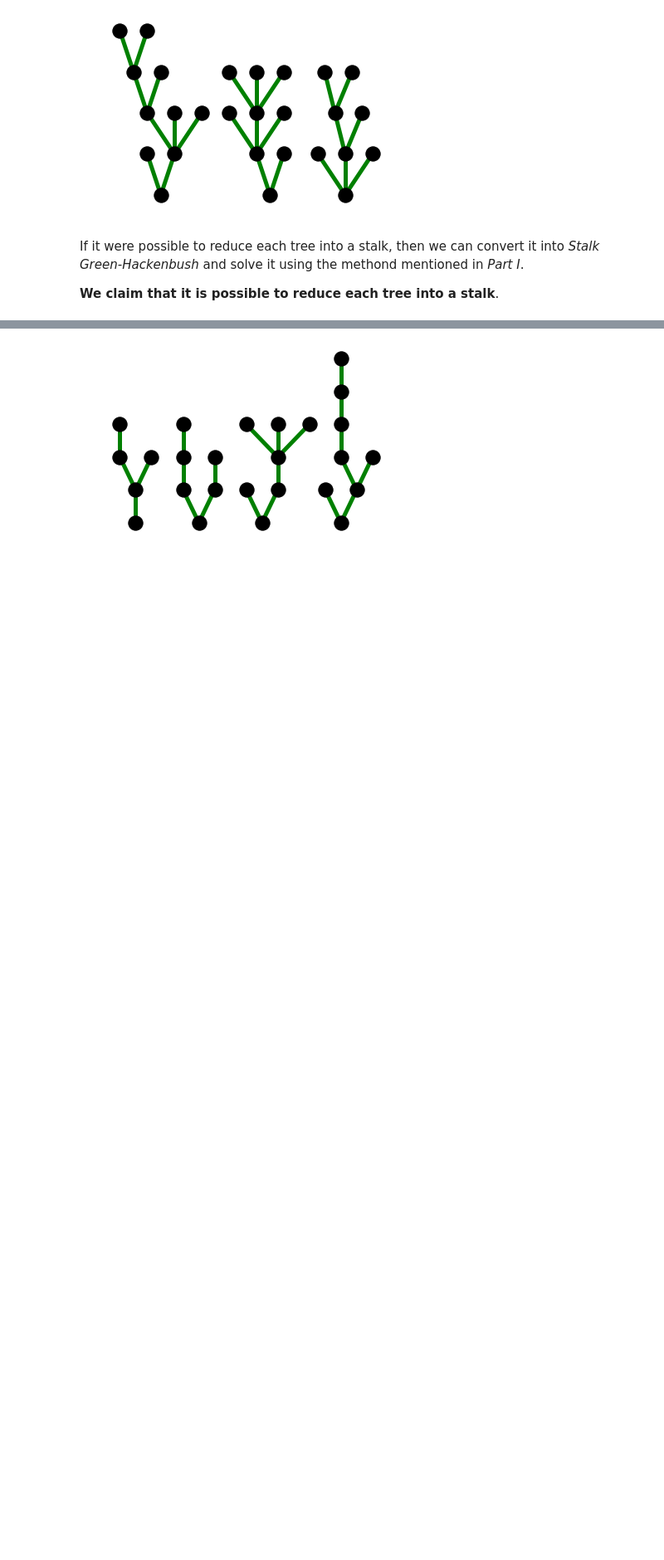
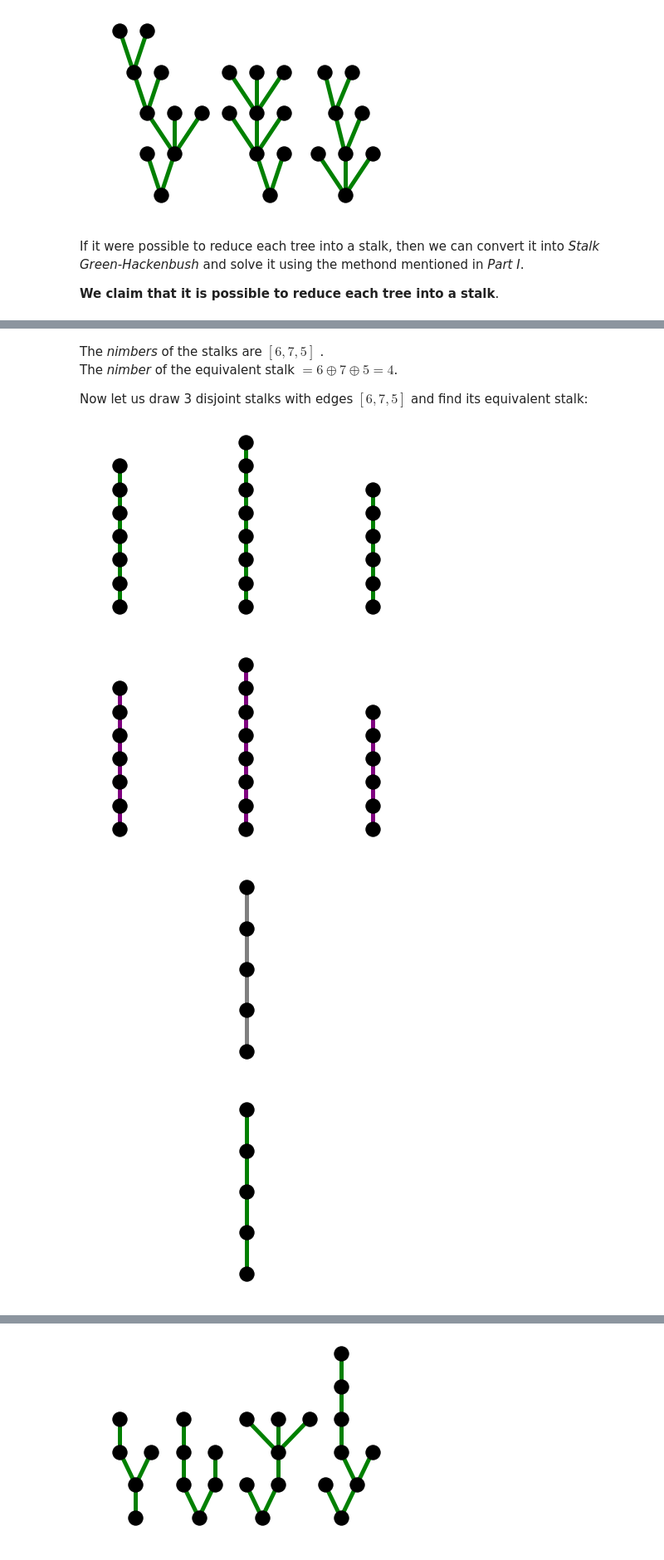
Before and after one commit to Abhinav2812/CS254-Project, a Jupyter notebook: green_hb.ipynb, the cells around one changed output, grey strips where cells are left out. Shown at 83% size. Cells and saved outputs as stored; diff of their text form; code cells hidden in the pictures; blank space fills up the shorter version.

```diff
--- a/green_hb.ipynb
+++ b/green_hb.ipynb
@@ -257,0 +268,14 @@ Consider the following example:
+# %% [markdown]
+The *nimbers* of the stalks are $[6,7,5]$ .
+The *nimber* of the equivalent stalk $ = 6 \oplus 7 \oplus 5 = 4$.
+
+
+Now let us draw 3 disjoint stalks with edges $[6,7,5]$ and find its equivalent stalk:
+# %%
+colon_test_2=get_stalks([6,7,5])
+reduce_board(colon_test_2)
+# %% [output]
+[figure, added]
+[figure, added]
+[figure, added]
+[figure, added]
```
Also changed, not shown: parts of 8 cells of this notebook.
